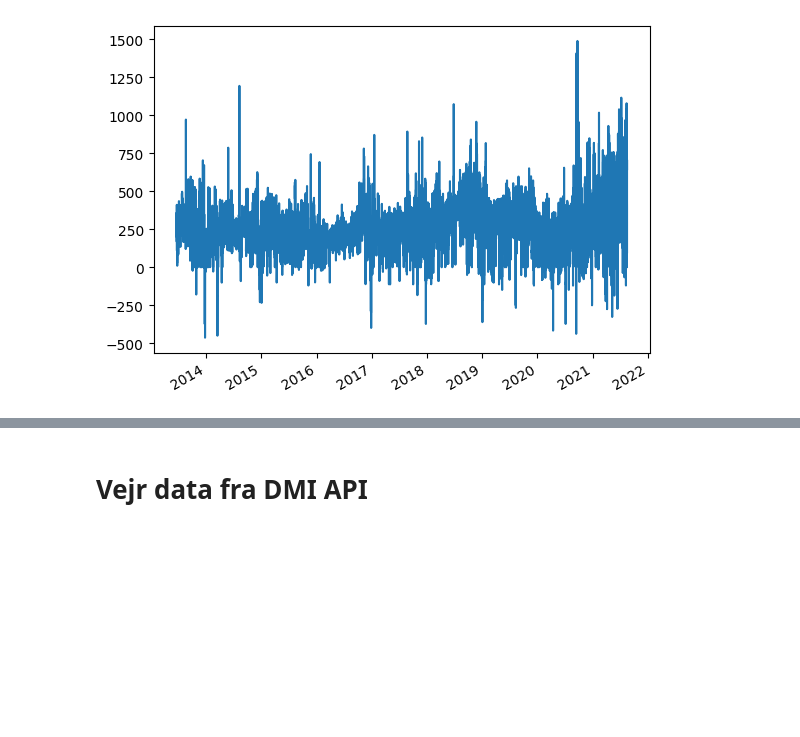
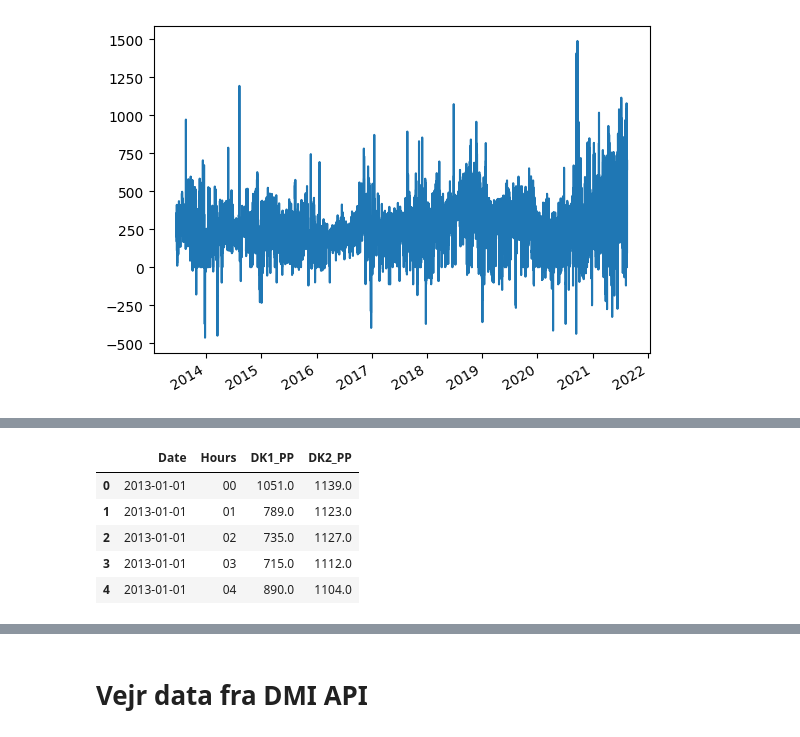
Before and after one commit to sjhpol/ISDS_arbejde, a Jupyter notebook: Exam/exam_project.ipynb, the cells around one changed output, grey strips where cells are left out. Cells and saved outputs as stored; diff of their text form; code cells hidden in the pictures; blank space fills up the shorter version.

```diff
--- a/Exam/exam_project.ipynb
+++ b/Exam/exam_project.ipynb
@@ -79,0 +206,20 @@ nordpool_df['DK1'][4000:].plot()
+# %%
+hourly = [i for i in page["Files"] if i["Resolution"] == "Hourly"]
+Categories = [i for i in hourly if i["Categories"] == ["Production prognosis"]]
+URLS_PP = ["https://www.nordpoolgroup.com"+i["Url"] for i in Categories]
+df_pro_prog = [pd.read_html(i)[0].droplevel(level = 0, axis = 1).droplevel(level = 0, axis = 1) for i in URLS_PP]
+# %%
+df_PP = pd.concat(df_pro_prog)
+cols = ["Unnamed: 0_level_2", "Hours", "DK1", "DK2"]
+df_PP = df_PP[cols].rename(columns = {"Unnamed: 0_level_2": "Date", "DK1": "DK1_PP", "DK2": "DK2_PP"})
+df_PP["Date"] = pd.to_datetime(df_PP["Date"])
+
+df_PP["Hours"] = df_PP["Hours"].str[:2]
+df_PP.head(5)
+# %% [output]
+|  | Date | Hours | DK1_PP | DK2_PP |
+| 0 | 2013-01-01 | 00 | 1051.0 | 1139.0 |
+| 1 | 2013-01-01 | 01 | 789.0 | 1123.0 |
+| 2 | 2013-01-01 | 02 | 735.0 | 1127.0 |
+| 3 | 2013-01-01 | 03 | 715.0 | 1112.0 |
+| 4 | 2013-01-01 | 04 | 890.0 | 1104.0 |
```
Also changed, not shown: parts of 34 cells of this notebook.
